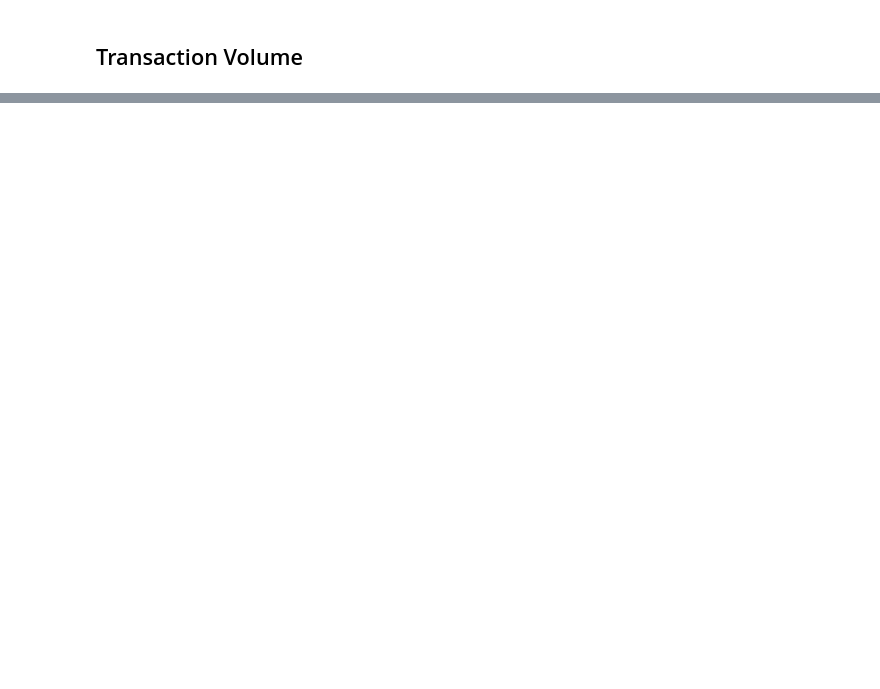
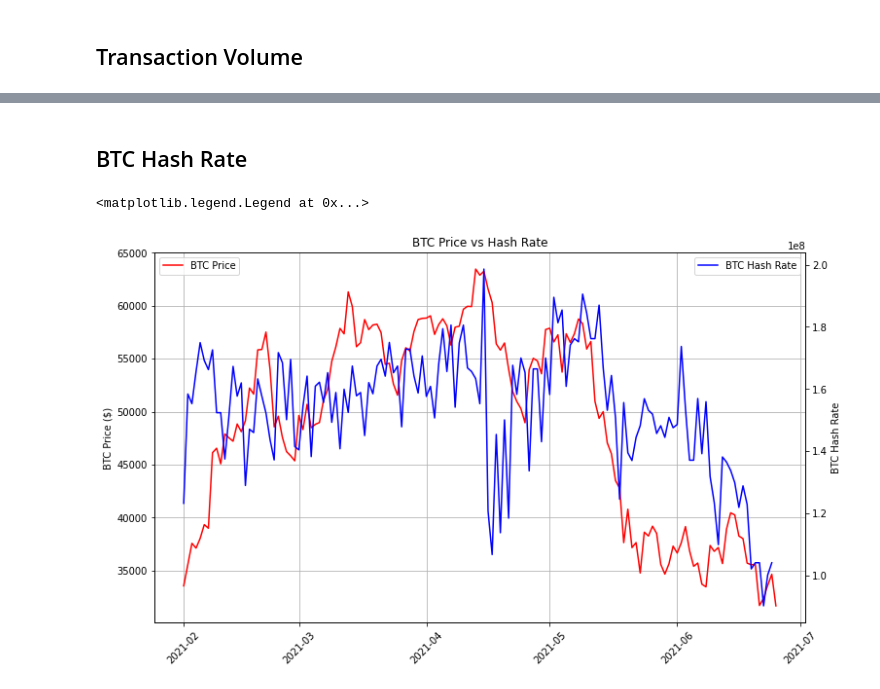
Before and after one commit to dbogatic/crypto-analysis, a Jupyter notebook: btc_coinmetrics.ipynb, the cells around one changed output, grey strips where cells are left out. Cells and saved outputs as stored; diff of their text form; code cells hidden in the pictures; blank space fills up the shorter version.

```diff
--- a/btc_coinmetrics.ipynb
+++ b/btc_coinmetrics.ipynb
@@ -186,2 +186,22 @@ plt.axhline(0)
 # %%
 # Sharp spike in transaction volume may indicate that the coin was overbought and ready for correction that happened soon afterwards.
+# %% [markdown]
+## BTC Hash Rate
+# %%
+# Plot Hash Rate Change
+
+fig, ax = plt.subplots(figsize=(12,7))
+plt.plot(btc_metrics['PriceUSD'],label ='BTC Price', color='r')
+ax.set_ylabel('BTC Price ($)')
+plt.xticks(rotation=45)
+ax.legend(loc='upper left')
+plt.grid()
+
+ax2 = ax.twinx()
+plt.plot(btc_metrics['HashRate'], label='BTC Hash Rate', color='b')
+ax.set_title('BTC Price vs Hash Rate')
+ax2.set_ylabel('BTC Hash Rate')
+ax2.legend(loc='upper right')
+# %% [output]
+<matplotlib.legend.Legend at 0x...>
+[figure, added]
```
Also changed, not shown: parts of 11 cells of this notebook, 3 other files.
